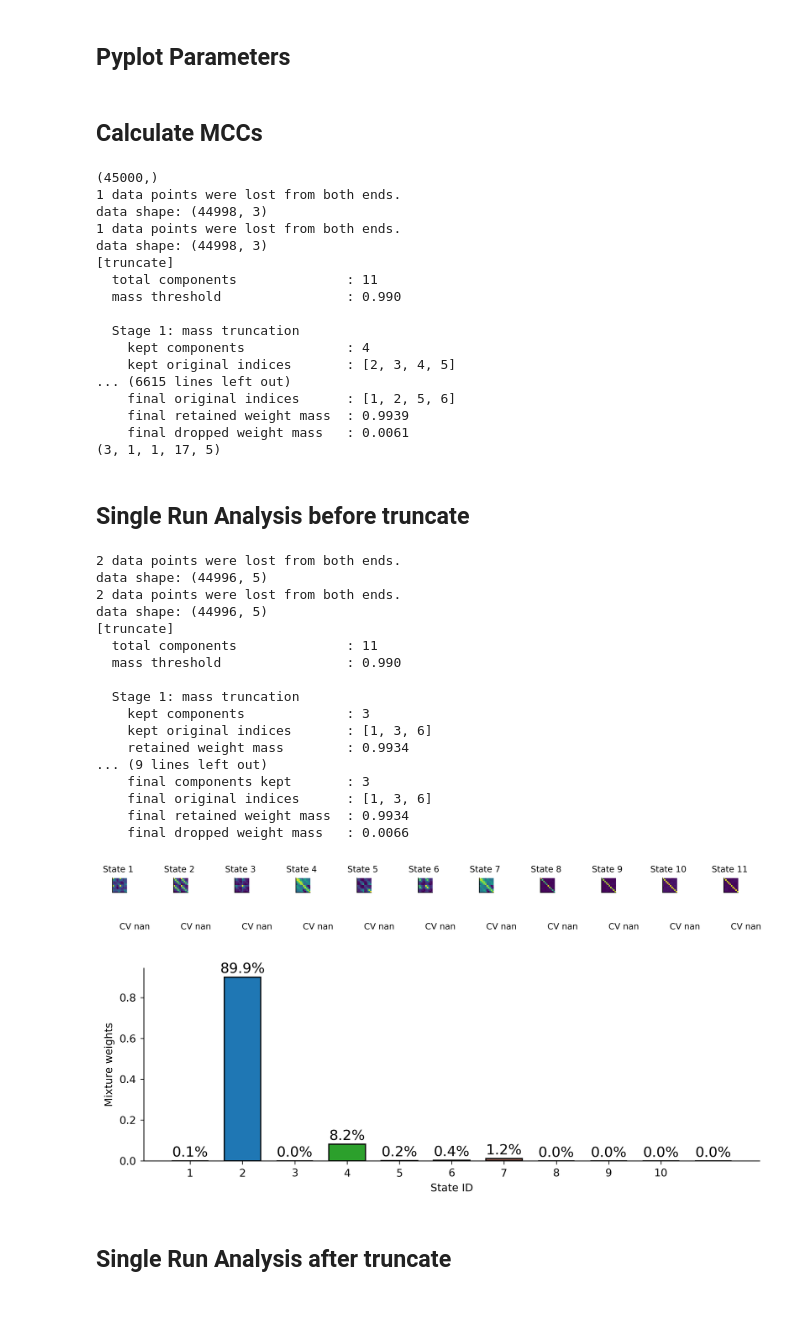
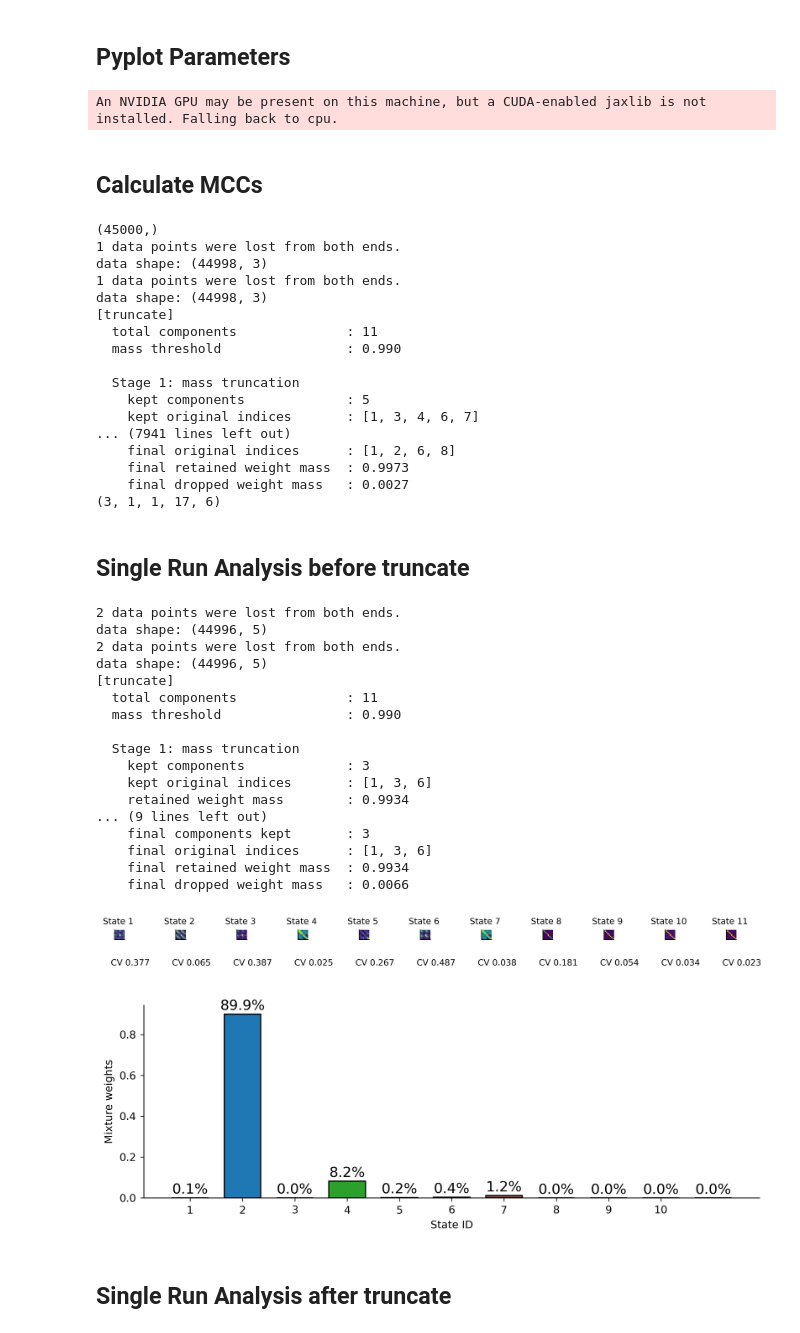
Before and after one commit to GerritFischer/MC-TDE-DP-GMM, a Jupyter notebook: analyze_results.ipynb, the cells around one changed output. Drawn from its saved outputs; the diff is of its cells as text; code cells hidden in the pictures; blank space fills up the shorter version.

```diff
--- a/analyze_results.ipynb
+++ b/analyze_results.ipynb
@@ -77,7 +77,7 @@ plt.rcParams.update({
     "figure.dpi": 300,
 })
 # %%
-sim_cond = "emb_test_fs250_same_onset"
+sim_cond = "emb_test_fs250_same_onset_2"
 signal_dir = "../data/simulations"
 performance_dir = "../data/performance"
 result_dir = "../data/results"
@@ -89,6 +89,8 @@ bursts_samples = sim_data['bursts_samples']
 
 sim_results = np.load(f'{result_dir}/{sim_cond}_results.npz', allow_pickle=True)
 results = sim_results['results']
+# %% [output]
+An NVIDIA GPU may be present on this machine, but a CUDA-enabled jaxlib is not installed. Falling back to cpu.
 # %% [markdown]
 ## Calculate MCCs
 # %%
@@ -103,13 +105,14 @@ from sklearn.metrics import matthews_corrcoef
 import jax.numpy as jnp
 import math
 
+fs = 250
 num_emb = 21
 num_embs = [3,5,7,9,11,13,15,17,19,21,23,25,27,29,31,33,35]
 use_different_emb = True
 
 mccs = np.empty_like(results)
 
-freqs = [10, 20, 30, 40, 50]
+freqs = [5, 10, 20, 30, 40, 50]
 
 for s_id, sample in enumerate(results):
     for cond1_id, cond1 in enumerate(sample):
@@ -185,13 +188,13 @@ data shape: (44998, 3)
   mass threshold                : 0.990
 
   Stage 1: mass truncation
-    kept components             : 4
-    kept original indices       : [2, 3, 4, 5]
-... (6615 lines left out)
-    final original indices      : [1, 2, 5, 6]
-    final retained weight mass  : 0.9939
-    final dropped weight mass   : 0.0061
-(3, 1, 1, 17, 5)
+    kept components             : 5
+    kept original indices       : [1, 3, 4, 6, 7]
+... (7941 lines left out)
+    final original indices      : [1, 2, 6, 8]
+    final retained weight mass  : 0.9973
+    final dropped weight mass   : 0.0027
+(3, 1, 1, 17, 6)
 # %% [markdown]
 ## Single Run Analysis before truncate
 # %%
@@ -307,10 +310,10 @@ for i, cov in enumerate(est_params['covs']):
     ax[i].imshow(cov, cmap="viridis")
 
 
-    dim = cov.shape[0]
+    dim = cov.shape[0] // 2
 
-    cov_channel_1 = cov[0:21, 0:21]
-    cov_channel_2 = cov[21:42, 21:42]
+    cov_channel_1 = cov[0:dim, 0:dim]
+    cov_channel_2 = cov[dim:dim*2, dim:dim*2]
 
     diag_channel_1 = jnp.diagonal(cov_channel_1, axis1=-2, axis2=-1)
     mu_1 = jnp.mean(diag_channel_1, axis=-1)
@@ -355,34 +358,34 @@ for k, w in enumerate(est_params['weights']):
             k,
             w + 0.02,
             f"{w * 100:.1f}%",
             ha="center",
             color="k",
             fontsize=12,
         )
 
 ax.set_ylabel("Mixture weights")
 ax.set_xlabel("State ID")
 ax.set_xticks(np.arange(10), labels=np.arange(1, 10 + 1))
 plt.show()
 # %% [output]
 2 data points were lost from both ends.
 data shape: (44996, 5)
 2 data points were lost from both ends.
 data shape: (44996, 5)
 [truncate]
   total components              : 11
   mass threshold                : 0.990
 
   Stage 1: mass truncation
     kept components             : 3
     kept original indices       : [1, 3, 6]
     retained weight mass        : 0.9934
 ... (9 lines left out)
     final components kept       : 3
     final original indices      : [1, 3, 6]
     final retained weight mass  : 0.9934
     final dropped weight mass   : 0.0066
-[figure, old version]
+[figure, new version]
 [figure]
 # %% [markdown]
 ## Single Run Analysis after truncate
```
Also changed, not shown: parts of 2 cells of this notebook.
